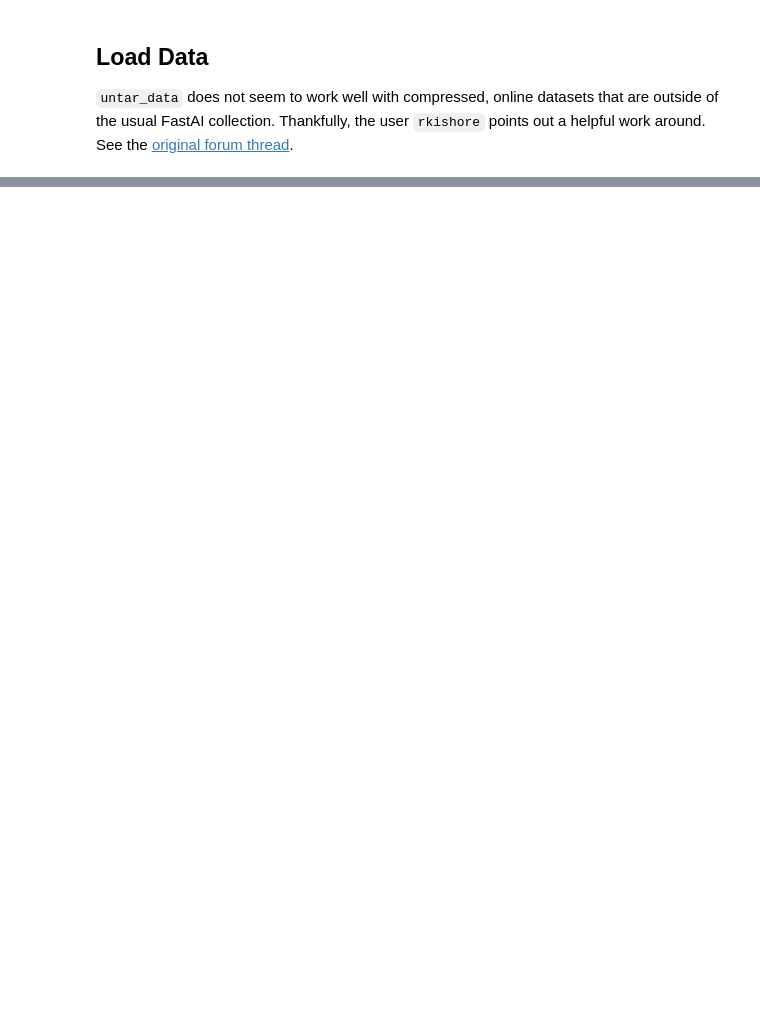
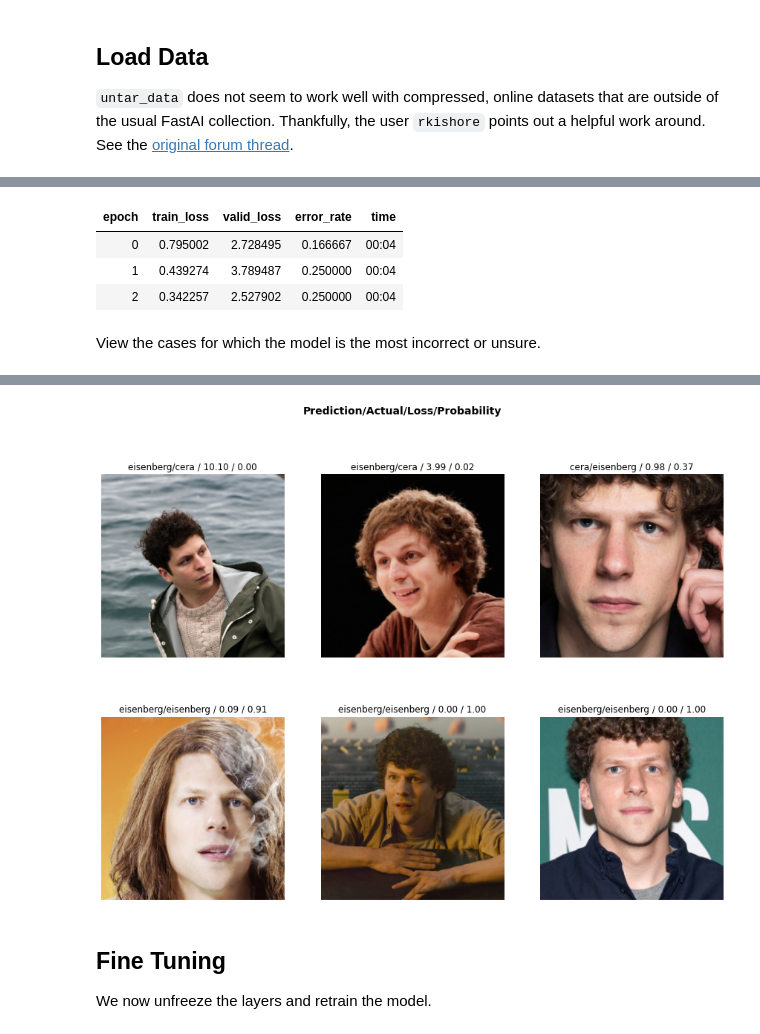
Before and after one commit to sheeshee/cera-or-eisenberg, a Jupyter notebook: Cera Or Eisenberg.ipynb, the cells around one changed output, grey strips where cells are left out. Cells and saved outputs as stored; diff of their text form; code cells hidden in the pictures; blank space fills up the shorter version.

```diff
--- a/Cera Or Eisenberg.ipynb
+++ b/Cera Or Eisenberg.ipynb
@@ -87,0 +145,14 @@ FileNotFoundError: [Errno 2] No such file or directory: 'https:/raw.githubuserco
+# %%
+learn.fit_one_cycle(3, max_lr=slice(1e-6,1e-4))
+learn.save('stage-2')
+# %% [output]
+| epoch | train_loss | valid_loss | error_rate | time |
+| 0 | 0.795002 | 2.728495 | 0.166667 | 00:04 |
+| 1 | 0.439274 | 3.789487 | 0.250000 | 00:04 |
+| 2 | 0.342257 | 2.527902 | 0.250000 | 00:04 |
+# %% [markdown]
+View the cases for which the model is the most incorrect or unsure.
+# %%
+interp = ClassificationInterpretation.from_learner(learn)
+interp.plot_top_losses(6, figsize=(15,11))
+# %% [output]
@@ -87,0 +160 @@ FileNotFoundError: [Errno 2] No such file or directory: 'https:/raw.githubuserco
+[figure, added]
@@ -87,0 +163,4 @@ FileNotFoundError: [Errno 2] No such file or directory: 'https:/raw.githubuserco
+# %% [markdown]
+## Fine Tuning
+
+We now unfreeze the layers and retrain the model.
```
Also changed, not shown: parts of 30 cells of this notebook.
